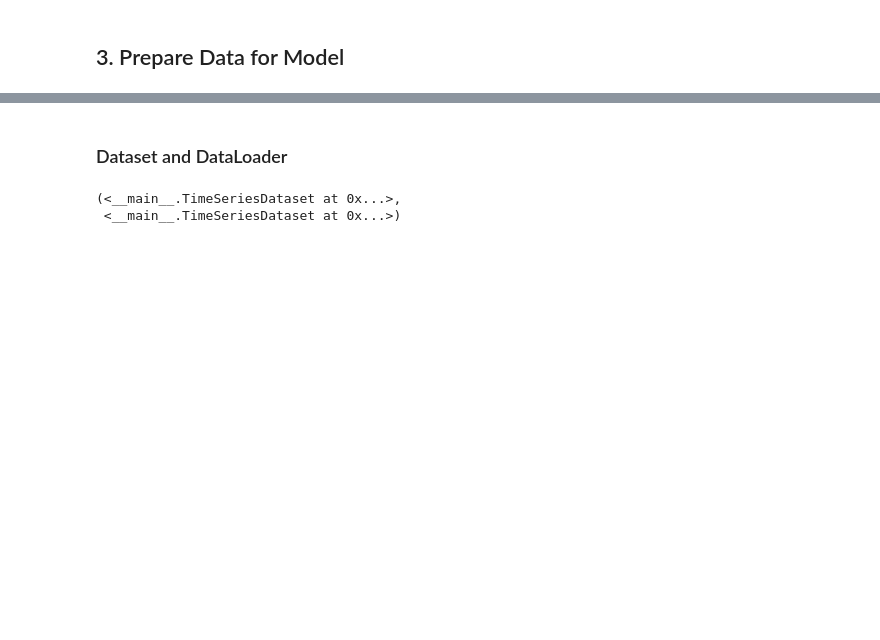
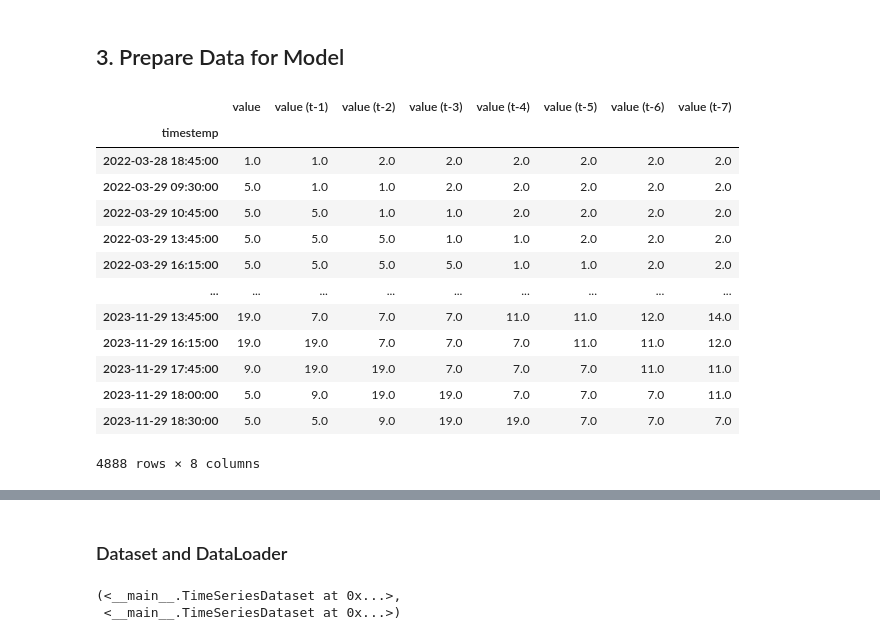
Before and after one commit to PatrykGadziomski/Visitor-prediction, a Jupyter notebook: Project.ipynb, the cells around one changed output, grey strips where cells are left out. Drawn from its saved outputs; the diff is of its cells as text; code cells hidden in the pictures; blank space fills up the shorter version.

```diff
--- a/Project.ipynb
+++ b/Project.ipynb
@@ -365,5 +367,23 @@ Name: value, dtype: float64
 # %% [markdown]
 ## 3. Prepare Data for Model
+# %%
+visitor_data = visitor_data.drop('date', axis=1).drop('winter_vacation', axis=1).drop('weekend', axis=1).drop('weekday', axis=1).drop('exam_phase', axis=1).drop('holiday', axis=1)
+visitor_data
+# %% [output]
+|  | value | value (t-1) | value (t-2) | value (t-3) | value (t-4) | value (t-5) | value (t-6) | value (t-7) |
+| timestemp |  |  |  |  |  |  |  |  |
+| 2022-03-28 18:45:00 | 1.0 | 1.0 | 2.0 | 2.0 | 2.0 | 2.0 | 2.0 | 2.0 |
+| 2022-03-29 09:30:00 | 5.0 | 1.0 | 1.0 | 2.0 | 2.0 | 2.0 | 2.0 | 2.0 |
+| 2022-03-29 10:45:00 | 5.0 | 5.0 | 1.0 | 1.0 | 2.0 | 2.0 | 2.0 | 2.0 |
+| 2022-03-29 13:45:00 | 5.0 | 5.0 | 5.0 | 1.0 | 1.0 | 2.0 | 2.0 | 2.0 |
+| 2022-03-29 16:15:00 | 5.0 | 5.0 | 5.0 | 5.0 | 1.0 | 1.0 | 2.0 | 2.0 |
+| ... | ... | ... | ... | ... | ... | ... | ... | ... |
+| 2023-11-29 13:45:00 | 19.0 | 7.0 | 7.0 | 7.0 | 11.0 | 11.0 | 12.0 | 14.0 |
+| 2023-11-29 16:15:00 | 19.0 | 19.0 | 7.0 | 7.0 | 7.0 | 11.0 | 11.0 | 12.0 |
+| 2023-11-29 17:45:00 | 9.0 | 19.0 | 19.0 | 7.0 | 7.0 | 7.0 | 11.0 | 11.0 |
+| 2023-11-29 18:00:00 | 5.0 | 9.0 | 19.0 | 19.0 | 7.0 | 7.0 | 7.0 | 11.0 |
+| 2023-11-29 18:30:00 | 5.0 | 5.0 | 9.0 | 19.0 | 19.0 | 7.0 | 7.0 | 7.0 |
+4888 rows × 8 columns
 # %%
 visitor_data.shape
 # %% [output]
```
Also changed, not shown: parts of 24 cells of this notebook.
